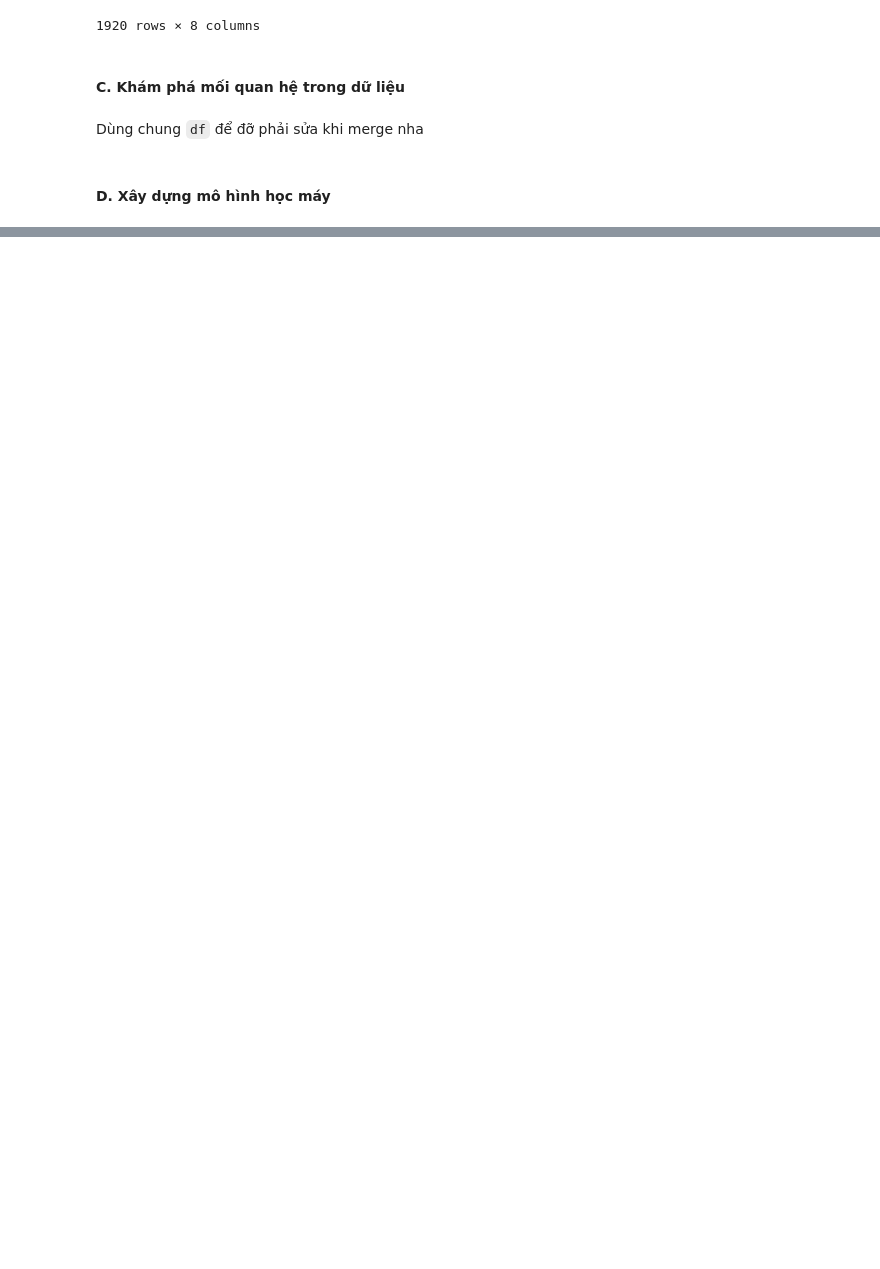
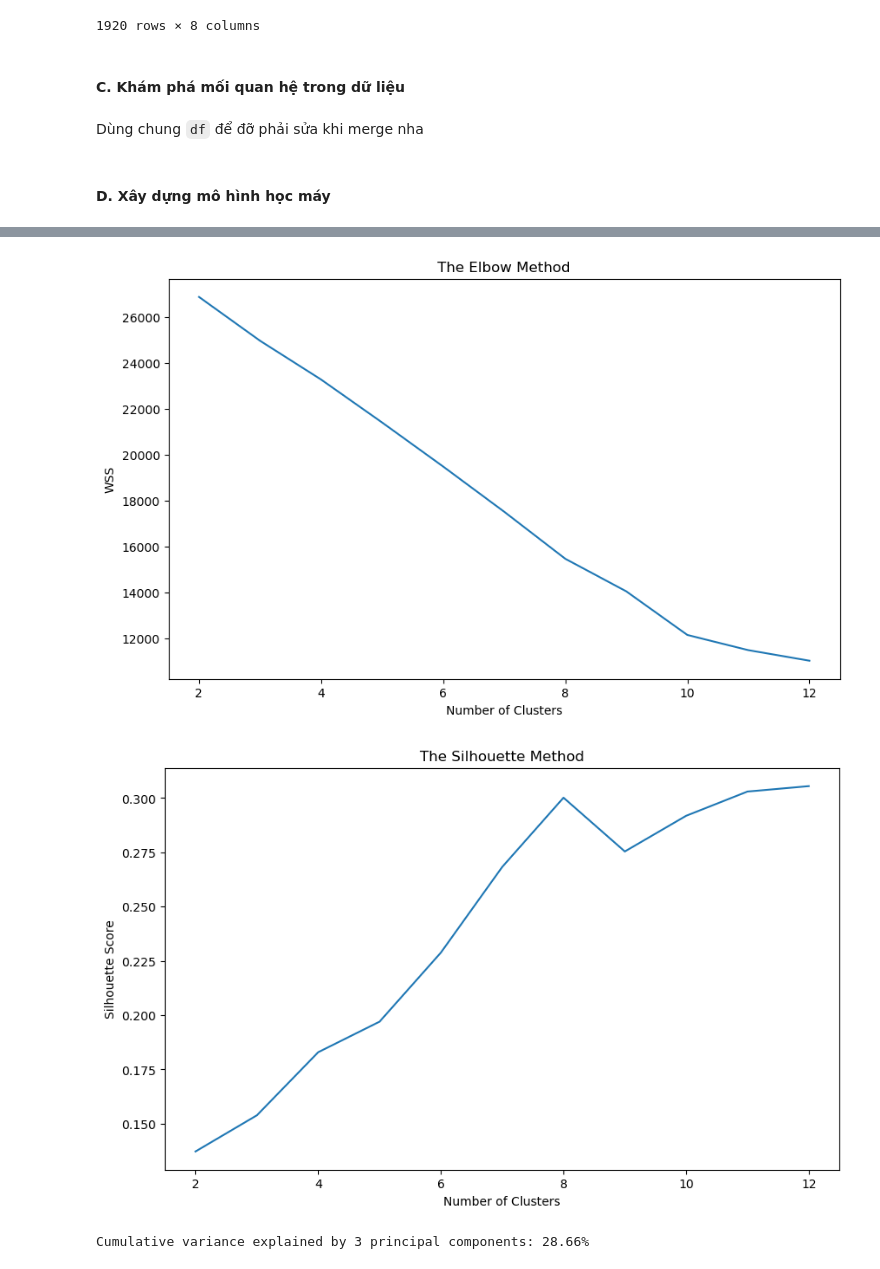
Before and after one commit to tungbtt/Lab01_DV, a Jupyter notebook: lab01.ipynb, the cells around one changed output, grey strips where cells are left out. Cells and saved outputs as stored; diff of their text form; code cells hidden in the pictures; blank space fills up the shorter version.

```diff
--- a/lab01.ipynb
+++ b/lab01.ipynb
@@ -319,0 +430,51 @@ Làm khi còn thời gian
+# %%
+# Function returns WSS score and Silhouette Score for k values from 2 to kmax
+def calculate_WSS_Silhouette(x, kmax): #points
+    wss=[]
+    silhouetteScore=[]
+    for k in range(2, kmax+1):
+        kmeans = KMeans(n_clusters=k)
+        # fitting kmeans
+        kmeans.fit(x)
+        # wss
+        wss.append(kmeans.inertia_)
+
+        cluster_labels=kmeans.labels_
+        #silhouette score
+        silhouetteScore.append(silhouette_score(x,cluster_labels))
+    return wss, silhouetteScore
+# %%
+def plot_WSS_Silhouette(wss, silhouetteScore, kmax):
+    plt.figure(figsize=(22,6))
+    plt.subplot(1, 2, 1)
+    plt.plot(range(2, kmax+1), wss)
+    plt.title('The Elbow Method')
+    plt.xlabel('Number of Clusters')
+    plt.ylabel('WSS')
+    plt.show()
+
+    plt.figure(figsize=(22,6))
+    plt.subplot(1, 2, 2)
+    plt.plot(range(2, kmax+1), silhouetteScore)
+    plt.title('The Silhouette Method')
+    plt.xlabel('Number of Clusters')
+    plt.ylabel('Silhouette Score')
+    plt.show()
+# %%
+# Number of clusters used to calculate the WSS and Silhouette Score
+kmax = 12
+# %%
+wss, silhouetteScore = calculate_WSS_Silhouette(df_encoded, kmax)
+# %%
+plot_WSS_Silhouette(wss, silhouetteScore, kmax)
+# %% [output]
+[figure, added]
+[figure, added]
+# %%
+from sklearn import decomposition
+
+pca = decomposition.PCA(n_components=3)
+pca_result = pca.fit_transform(df_encoded)
+print('Cumulative variance explained by 3 principal components: {:.2%}'.format(np.sum(pca.explained_variance_ratio_)))
+# %% [output]
+Cumulative variance explained by 3 principal components: 28.66%
```
Also changed, not shown: parts of 18 cells of this notebook.
